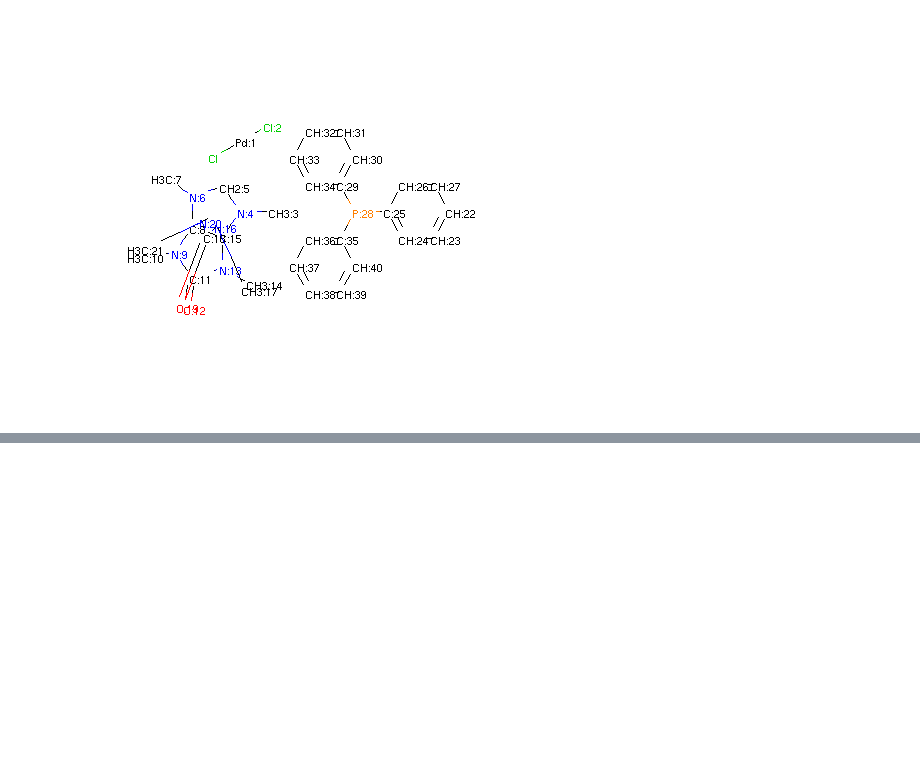
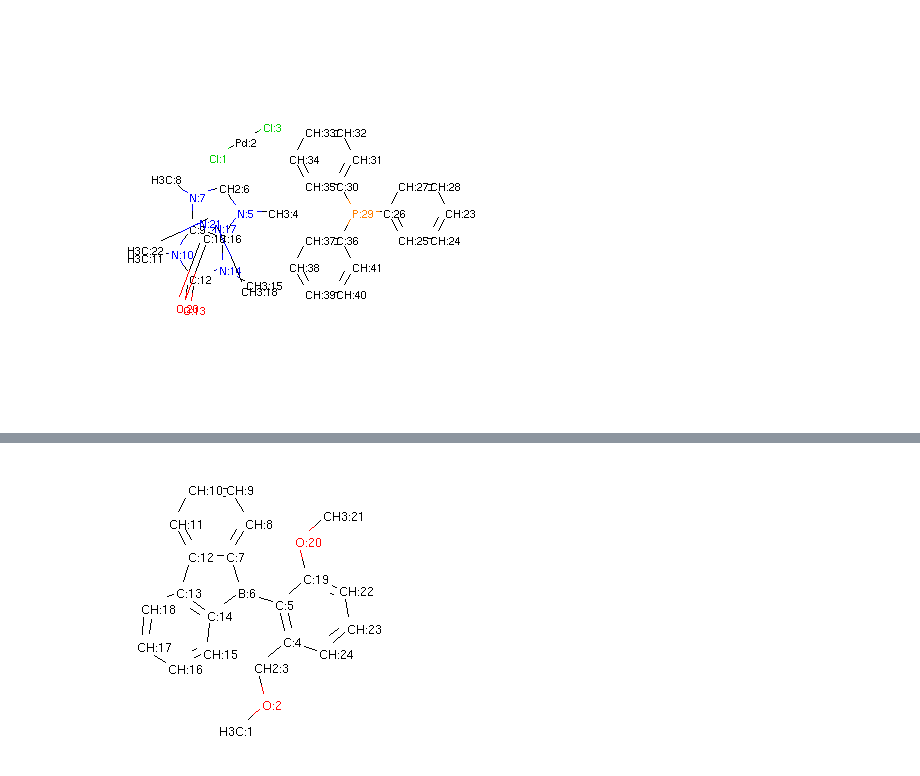
Before and after one commit to ualibweb/UALIB_ChemStructures, a Jupyter notebook: Jupyter_IndexTemplate/Organometallics_PCnonstandardBonds.ipynb, the cells around one changed output, grey strips where cells are left out. Drawn from its saved outputs; the diff is of its cells as text; code cells hidden in the pictures; blank space fills up the shorter version.

```diff
--- a/Jupyter_IndexTemplate/Organometallics_PCnonstandardBonds.ipynb
+++ b/Jupyter_IndexTemplate/Organometallics_PCnonstandardBonds.ipynb
@@ -304,3 +302,66 @@ Chem.Draw.MolToImage(UALIB_508, size=(400, 400))
 25 3 5
 
 """
+# %%
+# UALIB-967
+
+UALIB_967 = Chem.MolFromMolBlock("""
+     RDKit          2D
+
+ 24 27  0  0  0  0  0  0  0  0999 V2000
+    1.0344   -8.1310    0.0000 C   0  0  0  0  0  0  0  0  0  0  0  0
+    2.1491   -7.1273    0.0000 O   0  0  0  0  0  0  0  0  0  0  0  0
+    1.8373   -5.6601    0.0000 C   0  0  0  0  0  0  0  0  0  0  0  0
+    2.9520   -4.6564    0.0000 C   0  0  0  0  0  0  0  0  0  0  0  0
+    2.6401   -3.1891    0.0000 C   0  0  0  0  0  0  0  0  0  0  0  0
+    1.2135   -2.7256    0.0000 B   0  0  0  0  0  0  0  0  0  0  0  0
+    0.7500   -1.2990    0.0000 C   0  0  0  0  0  0  0  0  0  0  0  0
+    1.5000    0.0000    0.0000 C   0  0  0  0  0  0  0  0  0  0  0  0
+    0.7500    1.2990    0.0000 C   0  0  0  0  0  0  0  0  0  0  0  0
+   -0.7500    1.2990    0.0000 C   0  0  0  0  0  0  0  0  0  0  0  0
+   -1.5000    0.0000    0.0000 C   0  0  0  0  0  0  0  0  0  0  0  0
+   -0.7500   -1.2990    0.0000 C   0  0  0  0  0  0  0  0  0  0  0  0
+   -1.2135   -2.7256    0.0000 C   0  0  0  0  0  0  0  0  0  0  0  0
+   -0.0000   -3.6073    0.0000 C   0  0  0  0  0  0  0  0  0  0  0  0
+   -0.1568   -5.0991    0.0000 C   0  0  0  0  0  0  0  0  0  0  0  0
+   -1.5271   -5.7092    0.0000 C   0  0  0  0  0  0  0  0  0  0  0  0
+   -2.7406   -4.8275    0.0000 C   0  0  0  0  0  0  0  0  0  0  0  0
+   -2.5838   -3.3357    0.0000 C   0  0  0  0  0  0  0  0  0  0  0  0
+    3.7548   -2.1855    0.0000 C   0  0  0  0  0  0  0  0  0  0  0  0
+    3.4430   -0.7182    0.0000 O   0  0  0  0  0  0  0  0  0  0  0  0
+    4.5577    0.2855    0.0000 C   0  0  0  0  0  0  0  0  0  0  0  0
+    5.1814   -2.6490    0.0000 C   0  0  0  0  0  0  0  0  0  0  0  0
+    5.4933   -4.1162    0.0000 C   0  0  0  0  0  0  0  0  0  0  0  0
+    4.3786   -5.1199    0.0000 C   0  0  0  0  0  0  0  0  0  0  0  0
+  1  2  1  0
+  2  3  1  0
+  3  4  1  0
+  4  5  2  0
+  5  6  1  0
+  6  7  1  0
+  7  8  2  0
+  8  9  1  0
+  9 10  2  0
+ 10 11  1  0
+ 11 12  2  0
+ 12 13  1  0
+ 13 14  2  0
+ 14 15  1  0
+ 15 16  2  0
+ 16 17  1  0
+ 17 18  2  0
+  5 19  1  0
+ 19 20  1  0
+ 20 21  1  0
+ 19 22  2  0
+ 22 23  1  0
+ 23 24  2  0
+ 24  4  1  0
+ 14  6  1  0
+ 12  7  1  0
+ 18 13  1  0
+M  END""")
+molblock_with_atom_index(UALIB_967)
+Chem.Draw.MolToImage(UALIB_967, size=(300, 300))
+# %% [output]
+[figure, added]
```
Also changed, not shown: parts of 12 cells of this notebook, 5 other files.
